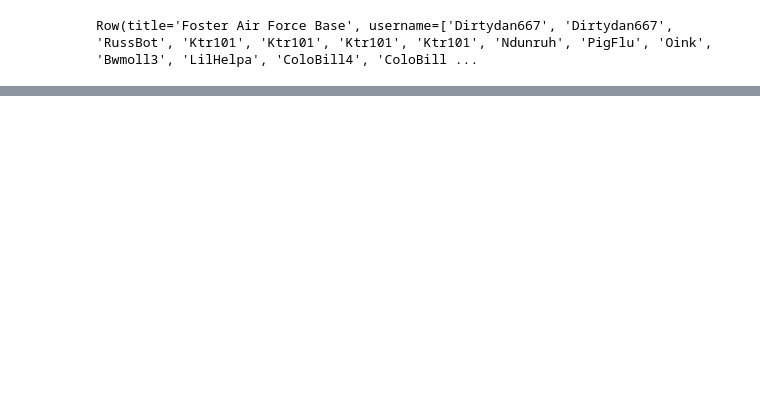
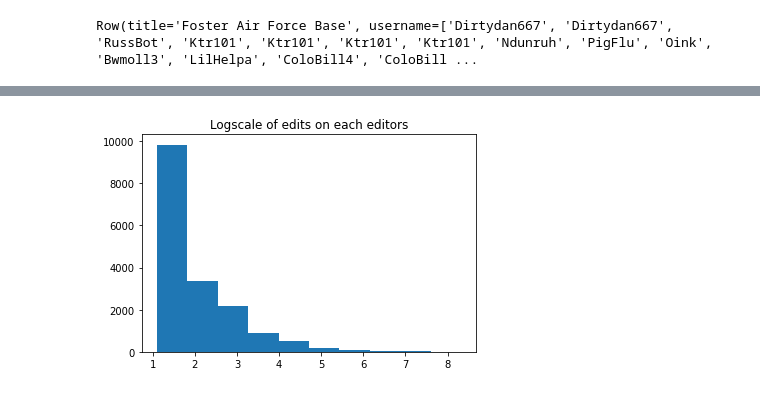
Before and after one commit to sachiniyer/wikipedia-editor-analysis, a Jupyter notebook: Data_Ingestion.ipynb, the cells around one changed output, grey strips where cells are left out. Cells and saved outputs as stored; diff of their text form; code cells hidden in the pictures; blank space fills up the shorter version.

```diff
--- a/Data_Ingestion.ipynb
+++ b/Data_Ingestion.ipynb
@@ -179,0 +229,11 @@ Traceback (most recent call last):
+# %%
+# Get number of edits for each editors and plot it
+# using logscale since normal scale is way too tilted
+from pyspark.sql.functions import size
+editors_edit_counts = editors_variance.select(size('counts').alias('cnt')).rdd.map(lambda x : x.cnt).collect()
+editors_edit_counts = [num for num in editors_edit_counts if num > 2]
+plt.title('Logscale of edits on each editors')
+plt.hist(np.log(editors_edit_counts))
+plt.show()
+# %% [output]
+[figure, added]
```
Also changed, not shown: parts of 15 cells of this notebook, 1 other file.
